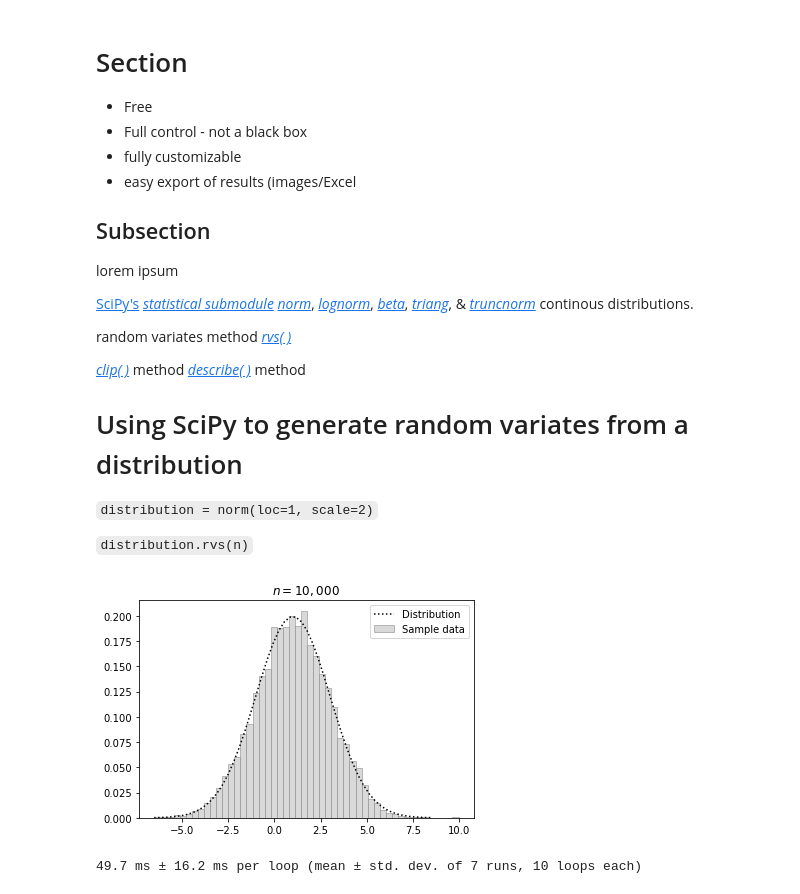
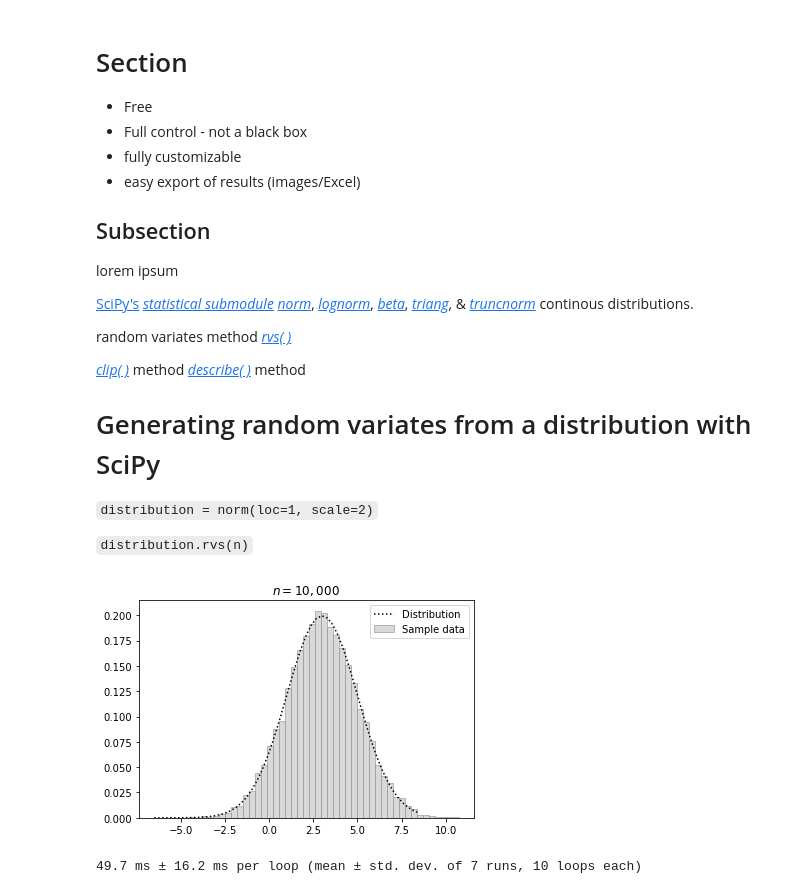
Before and after one commit to dlodola/public, a Jupyter notebook: jupyter/MonteCarlo-Part1.ipynb, the cells around one changed output. Saved outputs shown, nothing was run; the diff lists cells and outputs as text; code cells hidden in the pictures.

```diff
--- a/jupyter/MonteCarlo-Part1.ipynb
+++ b/jupyter/MonteCarlo-Part1.ipynb
@@ -15,7 +15,7 @@ import seaborn as sns
 - Free
 - Full control - not a black box
 - fully customizable
-- easy export of results (images/Excel
+- easy export of results (images/Excel)
 
 ## Subsection
 
@@ -33,39 +33,39 @@ random variates method [*rvs( )*](https://docs.scipy.org/doc/scipy/reference/gen
 [*clip( )*](https://pandas.pydata.org/docs/reference/api/pandas.DataFrame.clip.html) method
 [*describe( )*](https://pandas.pydata.org/docs/reference/api/pandas.DataFrame.describe.html?highlight=describe) method
 
-# Using SciPy to generate random variates from a distribution
+# Generating random variates from a distribution with SciPy
 
 `distribution = norm(loc=1, scale=2)`
 
 `distribution.rvs(n)`
 # %%
 # define distribution
-distribution = norm(loc=1, scale=2)
+distribution = norm(loc=3, scale=2)
 
 # generate x y data for the ideal distribution
 x = np.linspace(-6.5, 8.5)
 y = distribution.pdf(x)
 
 # create Pyplot axes for plotting results
 fig, ax = plt.subplots()
 
 n = 10_000
 
 # plot a histogram of the random variates
 ax.hist(distribution.rvs(int(n)), bins=50, density=True,
         fc='0.85', ec='0.5', lw=0.5,
         label='Sample data')
 
 # plot the ideal distribution
 ax.plot(x, y, c='k', ls=':',
         label='Distribution')
 
 
 ax.set_title("$n={:,.0f}$".format(n))
 ax.legend()
 plt.show()
 # %% [output]
-[figure, old version]
+[figure, new version]
 # %%
 %%timeit
 distribution.rvs(int(1_000_000))
```
Also changed, not shown: parts of 9 cells of this notebook.
